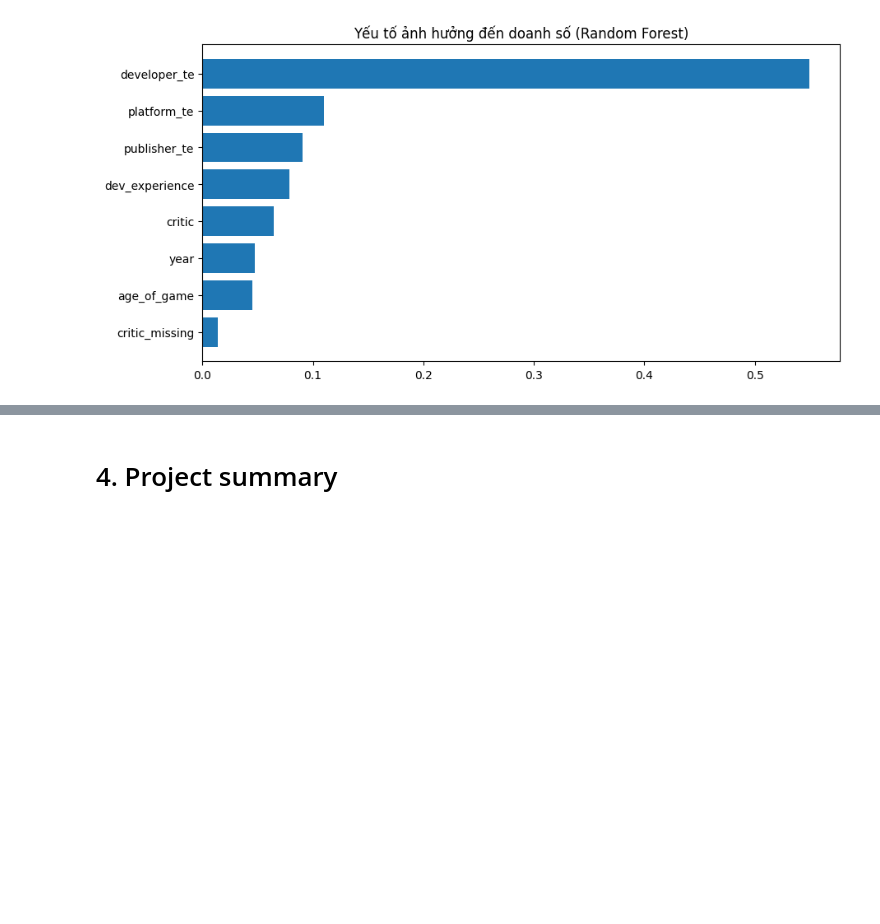
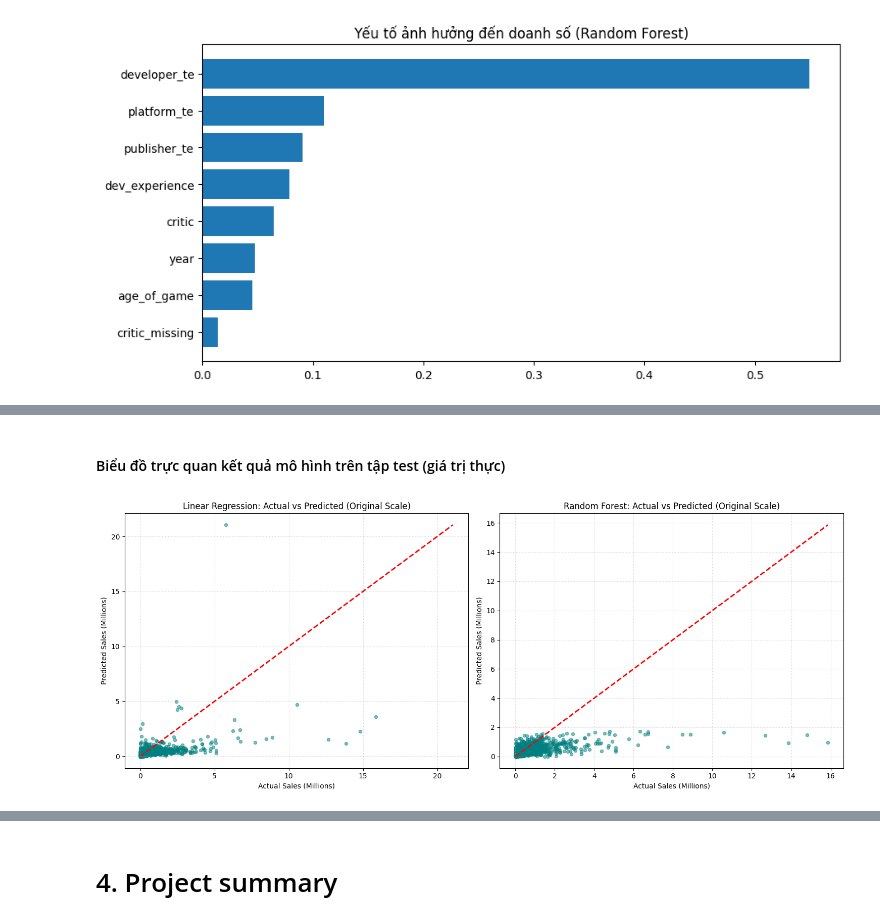
Before and after one commit to chichic21039/LTKHDL-GameDataset, a Jupyter notebook: notebooks/2_Analysis.ipynb, the cells around one changed output, grey strips where cells are left out. Saved outputs shown, nothing was run; the diff lists cells and outputs as text; code cells hidden in the pictures; blank space fills up the shorter version.

Commit message:
them truc quan hoa o cau 6

```diff
--- a/notebooks/2_Analysis.ipynb
+++ b/notebooks/2_Analysis.ipynb
@@ -1100,3 +1115,28 @@ plt.show()
+# %% [markdown]
+#### Biểu đồ trực quan kết quả mô hình trên tập test (giá trị thực)
+# %%
+fig, axes = plt.subplots(1, 2, figsize=(15, 6))
+
+for i, (name, model) in enumerate(models.items()):
+    y_pred_log = model.predict(X_test)
+    y_pred = np.expm1(y_pred_log) # Nghịch đảo về đơn vị gốc
+
+    # Vẽ Scatter: Thực tế gốc vs Dự đoán gốc
+    axes[i].scatter(y_test_original, y_pred, alpha=0.5, color='teal', s=20)
+
+    # Vẽ đường chéo lý tưởng
+    max_val = max(y_test_original.max(), y_pred.max())
+    axes[i].plot([0, max_val], [0, max_val], color='red', linestyle='--', lw=2)
+
+    axes[i].set_title(f"{name}: Actual vs Predicted (Original Scale)")
+    axes[i].set_xlabel("Actual Sales (Millions)")
+    axes[i].set_ylabel("Predicted Sales (Millions)")
+    axes[i].grid(True, linestyle=':', alpha=0.6)
+
+plt.tight_layout()
+plt.show()
+# %% [output]
+[figure, added]
 # %% [markdown]
 #### Nhận xét kết quả mô hình
 Dựa trên bảng so sánh hiệu năng, chúng ta có các quan sát sau:
```
Also changed, not shown: parts of 7 cells of this notebook, 2 other files.
